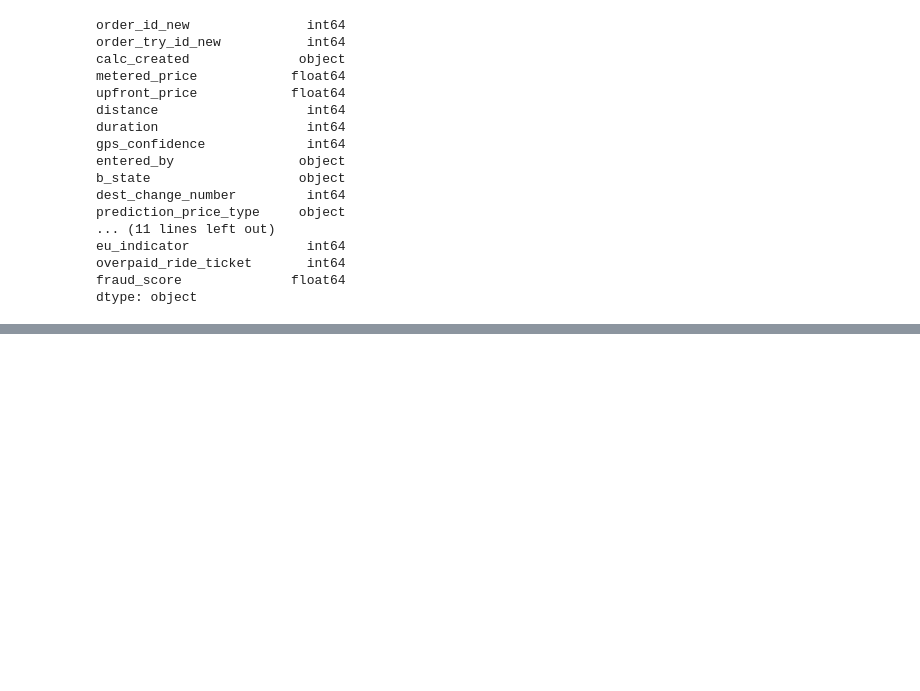
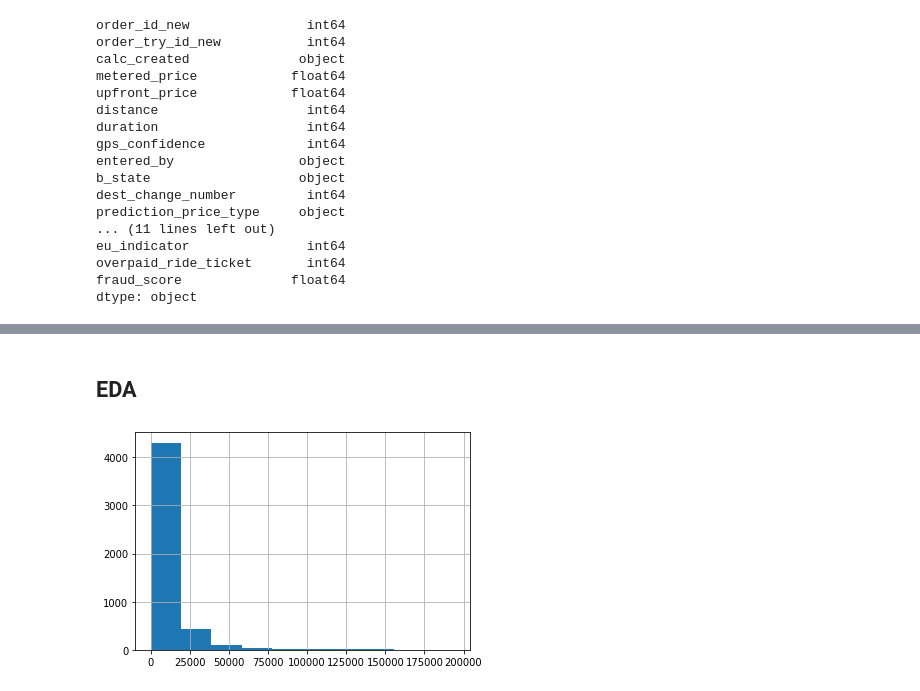
Before and after one commit to Starburned7/data-analytics-projects, a Jupyter notebook: taxi_data_analysis.ipynb, the cells around one changed output, grey strips where cells are left out. Drawn from its saved outputs; the diff is of its cells as text; code cells hidden in the pictures; blank space fills up the shorter version.

```diff
--- a/taxi_data_analysis.ipynb
+++ b/taxi_data_analysis.ipynb
@@ -107,0 +148,6 @@ df['calc_created'] = pd.to_datetime(df['calc_created'],format='%Y-%m-%d %H:%M:%S
+# %% [markdown]
+## EDA
+# %%
+df['metered_price'].hist();
+# %% [output]
+[figure, added]
```
Also changed, not shown: parts of 8 cells of this notebook.
